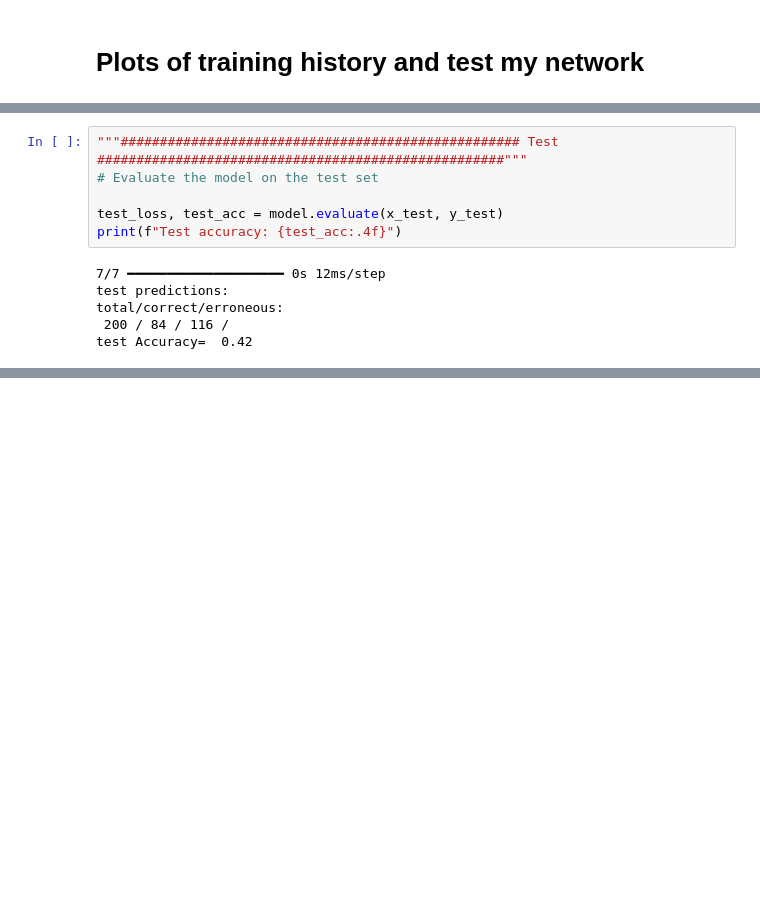
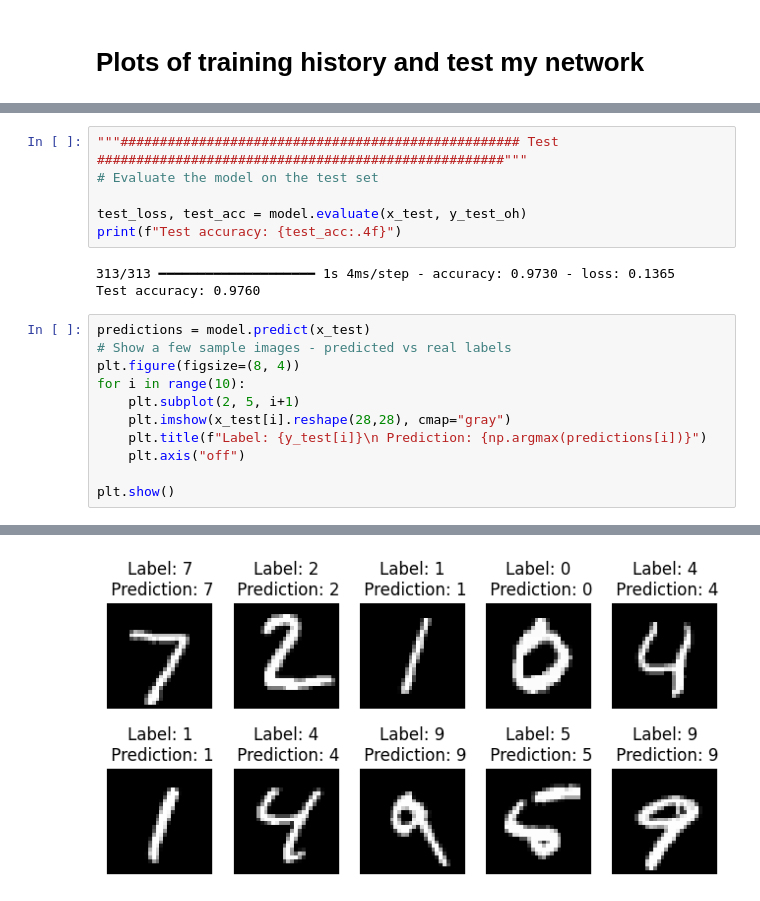
Before and after one commit to Nemenick/FCA_DeepNeuralNework-with-TensorFlow, a Jupyter notebook: Deep_Dense_MNIST.ipynb, the cells around one changed output, grey strips where cells are left out. Cells and saved outputs as stored; diff of their text form; blank space fills up the shorter version.

```diff
--- a/Deep_Dense_MNIST.ipynb
+++ b/Deep_Dense_MNIST.ipynb
@@ -172,11 +187,20 @@ plt.show()
 """################################################### Test ####################################################"""
 # Evaluate the model on the test set
 
-test_loss, test_acc = model.evaluate(x_test, y_test)
+test_loss, test_acc = model.evaluate(x_test, y_test_oh)
 print(f"Test accuracy: {test_acc:.4f}")
 # %% [output]
-7/7 ━━━━━━━━━━━━━━━━━━━━ 0s 12ms/step
-test predictions:
-total/correct/erroneous:
- 200 / 84 / 116 /
-test Accuracy=  0.42
+313/313 ━━━━━━━━━━━━━━━━━━━━ 1s 4ms/step - accuracy: 0.9730 - loss: 0.1365
+Test accuracy: 0.9760
+# %%
+predictions = model.predict(x_test)
+# Show a few sample images - predicted vs real labels
+plt.figure(figsize=(8, 4))
+for i in range(10):
+    plt.subplot(2, 5, i+1)
+    plt.imshow(x_test[i].reshape(28,28), cmap="gray")
+    plt.title(f"Label: {y_test[i]}\n Prediction: {np.argmax(predictions[i])}")
+    plt.axis("off")
+
+plt.show()
+# %% [output]
@@ -182,0 +208 @@ test Accuracy=  0.42
+[figure, added]
```
Also changed, not shown: parts of 4 cells of this notebook.
